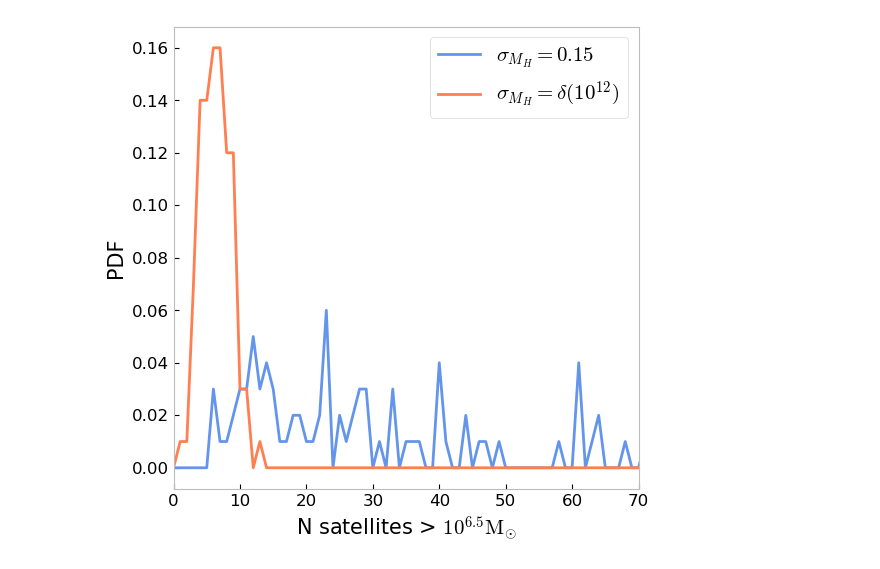
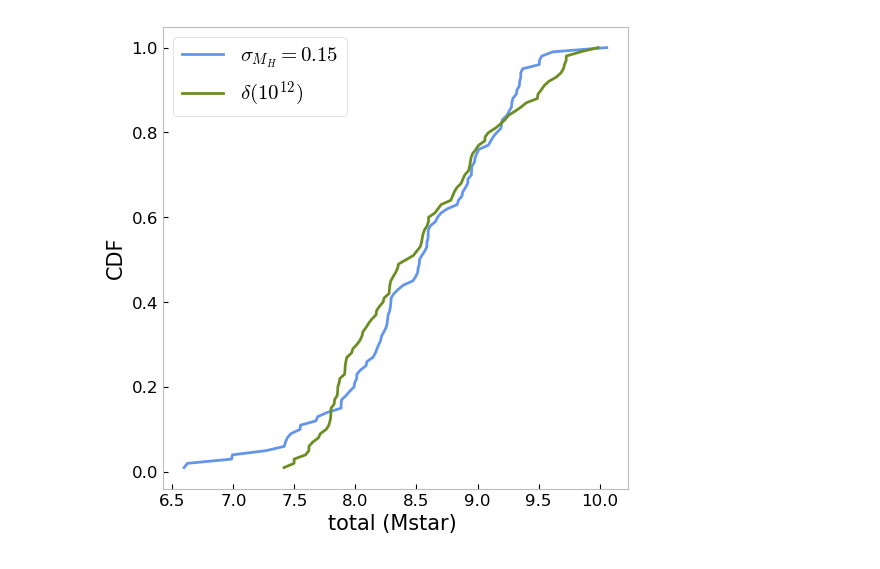
Before and after one commit to jsmonzon/SatGen, a Jupyter notebook: mcmc/notebooks/cross_host.ipynb, the cells around one changed output. Saved outputs shown, nothing was run; the diff lists cells and outputs as text; code cells hidden in the pictures.

```diff
--- a/mcmc/notebooks/cross_host.ipynb
+++ b/mcmc/notebooks/cross_host.ipynb
@@ -29,2 +30,3 @@ red_mat = np.load("../../../data/MW-analog/meta_data_psi3/models.npz")["redshift
 # %%
-theta_fid = [10.5, 2.0, 0.2, 0, 0, 0]
+fid_theta = [10.5, 2.0, 0.2, 0, 0, 0]
+min_mass = 6.5
@@ -42,0 +33,5 @@ stats.CSMF()
+# %%
+delta = jsm_models.init_data(fid_theta, "../../../SatGen/mcmc/new_stats/tot/mock_1/mock_data.npy")
+delta.get_stats(min_mass=min_mass)
+delta.plot_SMF()
+delta.plot_SHMR()
@@ -42,0 +41,5 @@ stats.CSMF()
+# %%
+lognorm = jsm_models.init_data(fid_theta, "../../../data/cross_host/lognorm_psi3/mock_data.npy")
+lognorm.get_stats(min_mass=min_mass)
+lognorm.plot_SMF()
+lognorm.plot_SHMR()
@@ -43,2 +49,6 @@ stats.CSMF()
+# %%
+stat_delta = jsm_stats.SatStats_D(delta.lgMs, min_mass=min_mass)
+
+stat_lognormal = jsm_stats.SatStats_D(lognorm.lgMs, min_mass=min_mass)
 # %%
 plt.figure(figsize=(6,6))
@@ -69,11 +81,11 @@ plt.show()
 # %%
 plt.figure(figsize=(6,6))
-plt.plot(np.arange(stats_CROSS.Pnsat.shape[0]), stats_CROSS.Pnsat, color="cornflowerblue" , label="$\\sigma_{M_H} = 0.15$")
-plt.plot(np.arange(stats.Pnsat.shape[0]), stats.Pnsat, color="coral" , label="$\\sigma_{M_H} = \\delta(10^{12})$")
-plt.xlabel("N satellites > $10^{"+str(stats_CROSS.min_mass)+"} \mathrm{M_{\odot}}$", fontsize=15)
-plt.ylabel("PDF", fontsize=15)
-plt.xlim(0,70)
+plt.plot(stat_lognormal.Mstot_sorted, stat_lognormal.ecdf_Mstot, color="cornflowerblue", label="$\\sigma_{M_H} = 0.15$")
+plt.plot(stat_delta.Mstot_sorted, stat_delta.ecdf_Mstot, color="olivedrab", label="$\\delta(10^{12})$")
+
+plt.xlabel("total (Mstar) ", fontsize=15)
+plt.ylabel("CDF", fontsize=15)
 plt.legend(fontsize=15)
 plt.show()
 # %% [output]
-[figure, old version]
+[figure, new version]
```
Also changed, not shown: parts of 17 cells of this notebook, 9 other files.
